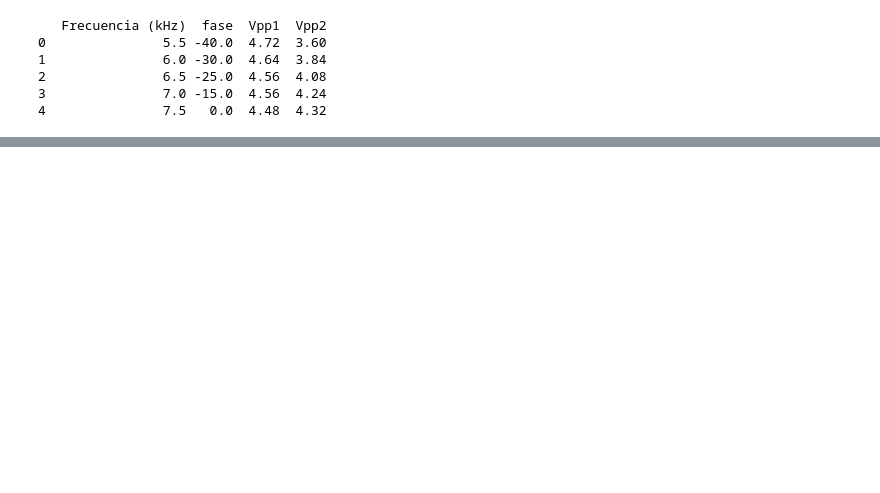
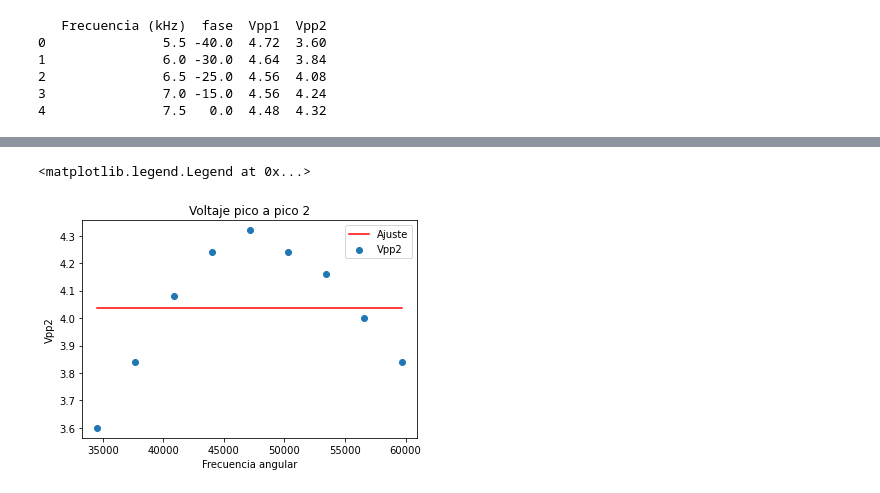
Before and after one commit to slaverdeg/Lab_OyF, a Jupyter notebook: Resonancia RLC/código_resonancia.ipynb, the cells around one changed output, grey strips where cells are left out. Cells and saved outputs as stored; diff of their text form; code cells hidden in the pictures; blank space fills up the shorter version.

```diff
--- a/Resonancia RLC/código_resonancia.ipynb
+++ b/Resonancia RLC/código_resonancia.ipynb
@@ -106,0 +169,11 @@ Vpp2 = datos_np[3]
+# %%
+x = np.linspace(min(w),max(w))
+plt.plot(x,fitfunc(x),color='red',label='Ajuste')
+plt.scatter(w,Vpp2,label='Vpp2')
+plt.title('Voltaje pico a pico 2')
+plt.ylabel('Vpp2')
+plt.xlabel('Frecuencia angular')
+plt.legend()
+# %% [output]
+<matplotlib.legend.Legend at 0x...>
+[figure, added]
```
Also changed, not shown: parts of 17 cells of this notebook, 6 other files.
